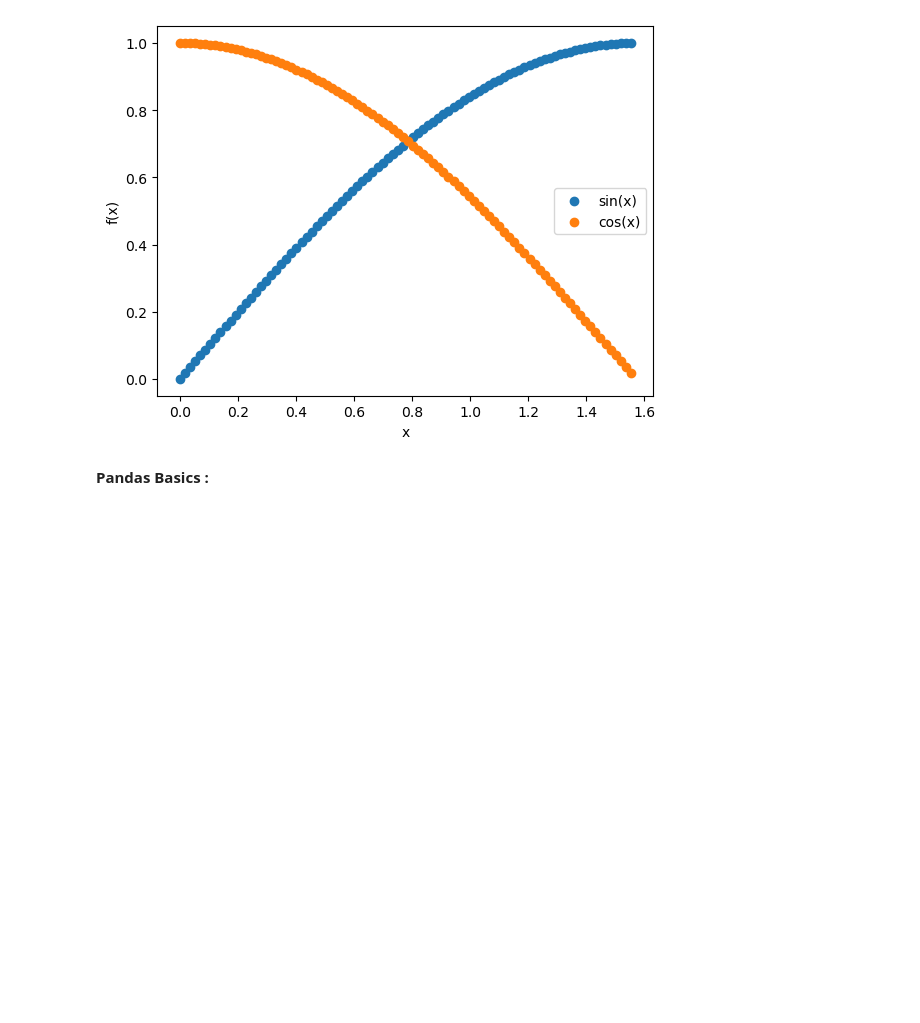
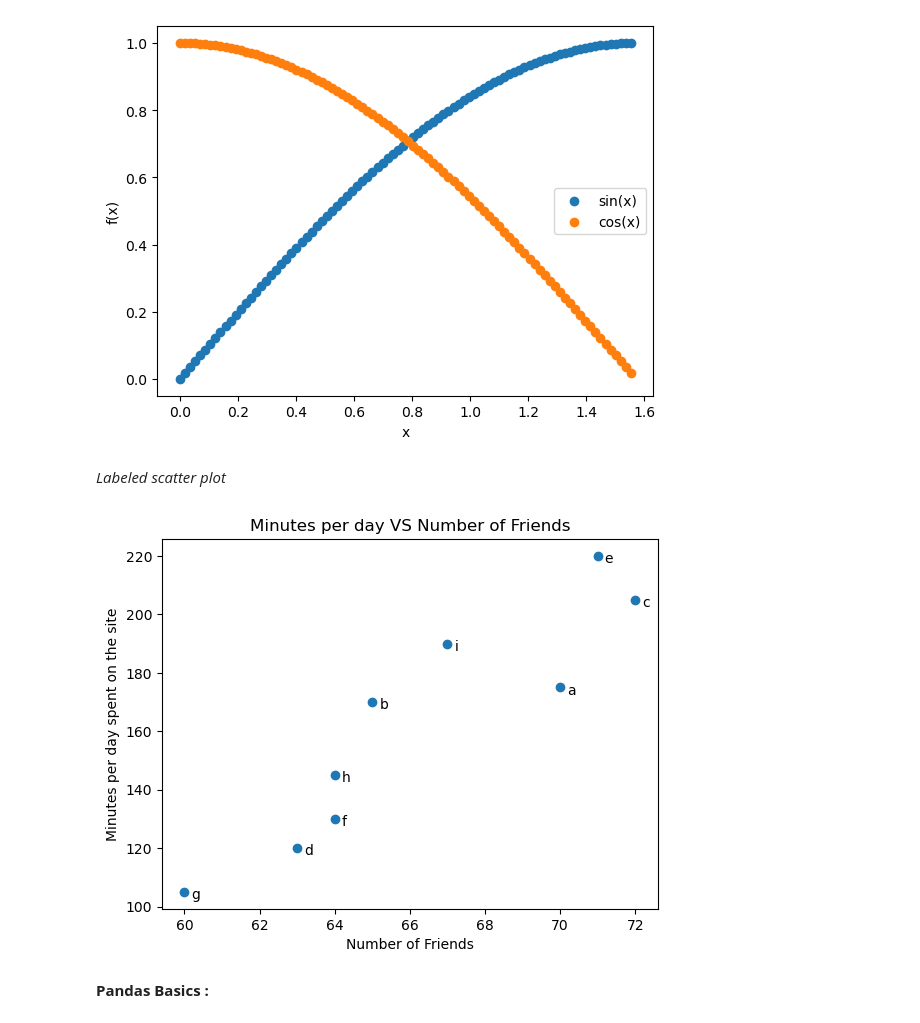
Before and after one commit to rnks2003/ai043, a Jupyter notebook: 040524.ipynb, the cells around one changed output. Cells and saved outputs as stored; diff of their text form; code cells hidden in the pictures; blank space fills up the shorter version.

Commit message:
labeled scatter plot

```diff
--- a/040524.ipynb
+++ b/040524.ipynb
@@ -136,6 +136,24 @@ plt.legend(["sin(x)","cos(x)"])
 plt.show()
 # %% [output]
 [figure]
+# %% [markdown]
+*Labeled scatter plot*
+# %%
+f = [70,65,72,63,71,64,60,64,67]
+m = [175,170,205,120,220,130,105,145,190]
+l = ['a','b','c','d','e','f','g','h','i']
+
+plt.scatter(f,m)
+
+for l, fCount, mCount in zip(l,f,m):
+    plt.annotate(l, xy=(fCount,mCount), xytext=(5,-5),textcoords='offset points')
+
+plt.title("Minutes per day VS Number of Friends")
+plt.xlabel("Number of Friends")
+plt.ylabel("Minutes per day spent on the site")
+plt.show()
+# %% [output]
+[figure, added]
 # %% [markdown]
 **Pandas Basics :**
 # %%
```
